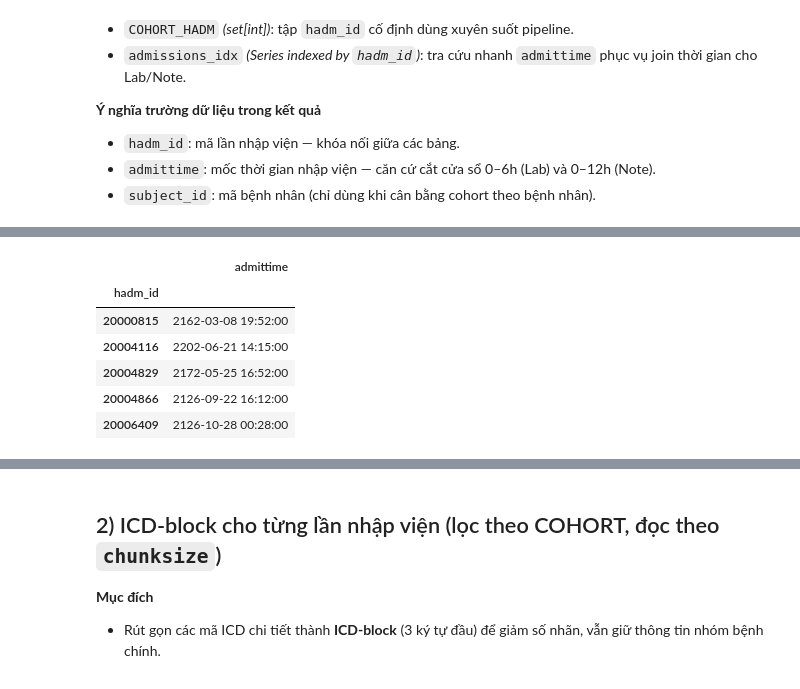
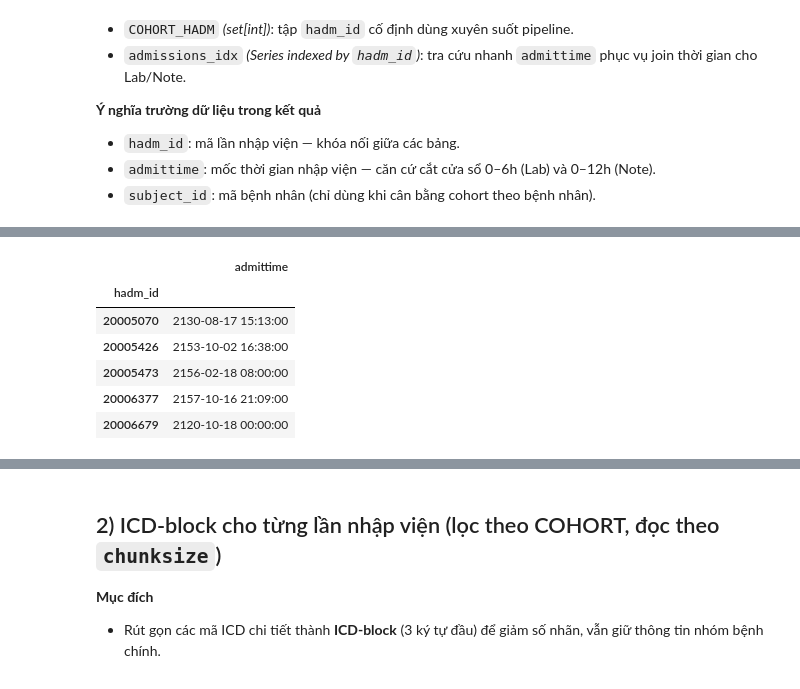
Before and after one commit to iamKhang/revita-sympdiag, a Jupyter notebook: notebooks/01_data_preprocessing_mimiciv.ipynb, the cells around one changed output, grey strips where cells are left out. Saved outputs shown, nothing was run; the diff lists cells and outputs as text; code cells hidden in the pictures.

```diff
--- a/notebooks/01_data_preprocessing_mimiciv.ipynb
+++ b/notebooks/01_data_preprocessing_mimiciv.ipynb
@@ -35,9 +35,10 @@ BALANCE_BY_SUBJECT = True
 CHUNKSIZE_DEFAULT = 500_000  # đọc file lớn theo chunk
 
 # ====== Giới hạn vocab / feature ======
-TOP_LABS = 50              # số lượng lab phổ biến (toàn kỳ)
-TOP_ICD = 50               # số lượng ICD-block phổ biến (toàn kỳ)
-TOP_PROCS = 50             # số lượng thủ thuật phổ biến (toàn kỳ)
+TOP_LABS = 20              # số lượng lab phổ biến (toàn kỳ)
+TOP_ICD = 20               # số lượng ICD-block phổ biến (toàn kỳ)
+TOP_PROCS = 20             # số lượng thủ thuật phổ biến (toàn kỳ)
+COHORT_MODE = "full"   # "note" hoặc "full"
 
 # ====== Dò đường dẫn dữ liệu ======
 CANDIDATES = [Path("data"), Path("../data"), Path("../../data")]
@@ -166,7 +167,7 @@ print("✅ Đã nạp tiện ích: read_csv_chunks, normalize_text, icd_to_block
 - `subject_id`: mã bệnh nhân (chỉ dùng khi cân bằng cohort theo bệnh nhân).
 # %%
 # ======================================================
-# BƯỚC 1 — ĐỌC ADMISSIONS & TẠO COHORT_HADM (CHỈ NHỮNG CA CÓ GHI CHÚ XUẤT VIỆN)
+# BƯỚC 1 — TẠO COHORT_HADM (THEO KIỂU NOTE HOẶC ĐỦ DỮ LIỆU)
 # ======================================================
 
 import numpy as np
@@ -174,24 +175,29 @@ import pandas as pd
 
 adm_path = HOSP_DIR / "admissions.csv.gz"
 discharge_path = NOTE_DIR / "discharge.csv.gz"
+diag_path = HOSP_DIR / "diagnoses_icd.csv.gz"
+proc_path = HOSP_DIR / "procedures_icd.csv.gz"
+lab_path  = HOSP_DIR / "labevents.csv.gz"
 
-# ------------------------------------------------------
-# Đọc danh sách admissions (toàn bộ)
-# ------------------------------------------------------
+# ------------------------------
+# Cấu hình chế độ cohort
+# ------------------------------
+print(f"🏷️  Cohort mode: {COHORT_MODE.upper()}")
+
+# ------------------------------
+# Đọc danh sách admissions
+# ------------------------------
 usecols = ["hadm_id", "subject_id", "admittime"]
 admissions = pd.read_csv(adm_path, usecols=usecols, parse_dates=["admittime"], compression="gzip")
-
-# Làm sạch dữ liệu cơ bản
 admissions = (
-    admissions
-    .dropna(subset=["hadm_id", "admittime"])
-    .drop_duplicates(subset=["hadm_id"])
+    admissions.dropna(subset=["hadm_id", "admittime"])
+              .drop_duplicates(subset=["hadm_id"])
 )
 print(f"📘 Tổng số lượt nhập viện ban đầu: {len(admissions):,}")
 
-# ------------------------------------------------------
-# Đọc ghi chú xuất viện để xác định các HADM có text
-# ------------------------------------------------------
+# ------------------------------
+# Đọc ghi chú xuất viện
+# ------------------------------
 usecols = ["hadm_id", "charttime", "text"]
 print("🔍 Đang đọc ghi chú xuất viện...")
 dis_rows = []
@@ -206,23 +212,32 @@ for chunk in read_csv_chunks(discharge_path, usecols=usecols):
 
 if dis_rows:
     discharge_df = pd.concat(dis_rows, ignore_index=True)
-    # Chọn note sớm nhất (tránh trùng ghi chú discharge)
     discharge_df = (
         discharge_df.sort_values(["hadm_id", "charttime"], ascending=[True, True])
-        .drop_duplicates(subset=["hadm_id"], keep="first")
+                    .drop_duplicates(subset=["hadm_id"], keep="first")
     )
 else:
     discharge_df = pd.DataFrame(columns=["hadm_id", "text"])
 
-# ------------------------------------------------------
-# Giữ lại cohort admissions có ghi chú xuất viện
-# ------------------------------------------------------
 HADM_WITH_NOTE = set(discharge_df["hadm_id"].astype(int))
-admissions = admissions[admissions["hadm_id"].isin(HADM_WITH_NOTE)]
 
-# ------------------------------------------------------
-# Tạo COHORT_HADM (lấy toàn bộ hoặc lấy mẫu nếu giới hạn N_HADM)
-# ------------------------------------------------------
+# ------------------------------
+# Nếu chọn mode "full" → yêu cầu đủ cả 4 thành phần
+# ------------------------------
+if COHORT_MODE == "full":
+    hadm_icd = set(pd.read_csv(diag_path, usecols=["hadm_id"], compression="gzip")["hadm_id"].dropna().astype(int))
+    hadm_proc = set(pd.read_csv(proc_path, usecols=["hadm_id"], compression="gzip")["hadm_id"].dropna().astype(int))
+    hadm_lab  = set(pd.read_csv(lab_path,  usecols=["hadm_id"], compression="gzip")["hadm_id"].dropna().astype(int))
+    HADM_WITH_FULL = HADM_WITH_NOTE & hadm_icd & hadm_proc & hadm_lab
+    admissions = admissions[admissions["hadm_id"].isin(HADM_WITH_FULL)]
+    print(f"✅ Lọc theo mode FULL: còn {len(admissions):,} lượt nhập viện có đủ 4 yếu tố")
+else:
+    admissions = admissions[admissions["hadm_id"].isin(HADM_WITH_NOTE)]
+    print(f"✅ Lọc theo mode NOTE: còn {len(admissions):,} lượt nhập viện có ghi chú xuất viện")
+
+# ------------------------------
+# Tạo COHORT_HADM (có thể giới hạn N_HADM)
+# ------------------------------
 if (N_HADM is None) or (N_HADM >= len(admissions)):
     COHORT_HADM = set(admissions["hadm_id"].astype(int))
 else:
@@ -242,16 +257,17 @@ else:
         sel = rng.choice(hadms, size=N_HADM, replace=False)
         COHORT_HADM = set(int(x) for x in sel)
 
-# ------------------------------------------------------
-# Tạo index thời gian nhập viện (để join với các bảng khác)
-# ------------------------------------------------------
+# ------------------------------
+# Index thời gian nhập viện
+# ------------------------------
 admissions_cohort = admissions[admissions["hadm_id"].isin(COHORT_HADM)].copy()
 admissions_idx = admissions_cohort.set_index("hadm_id")["admittime"].sort_index()
 
-print(f"✅ Số lượt nhập viện có ghi chú xuất viện: {len(COHORT_HADM):,}")
+print(f"✅ Số lượt nhập viện trong cohort: {len(COHORT_HADM):,}")
 display(admissions_idx.to_frame().head())
 
-print("Giải thích kết quả:")
-print("- hadm_id (index): mã lần nhập viện trong cohort (có ghi chú xuất viện).")
-print("- admittime: thời điểm nhập viện để tham chiếu các bảng khác (ICD, thủ thuật, xét nghiệm, v.v.).")
+print("Giải thích:")
+print(f"- Cohort mode = '{COHORT_MODE}': {'đủ cả 4 yếu tố' if COHORT_MODE=='full' else 'chỉ có note xuất viện'}")
+print("- hadm_id: mã lần nhập viện trong cohort.")
+print("- admittime: thời điểm nhập viện để tham chiếu các bảng khác (ICD, Proc, Lab...).")
 # %% [output]
@@ -261,7 +279,7 @@ print("- admittime: thời điểm nhập viện để tham chiếu các bảng
 |  | admittime |
 | hadm_id |  |
-| 20000815 | 2162-03-08 19:52:00 |
-| 20004116 | 2202-06-21 14:15:00 |
-| 20004829 | 2172-05-25 16:52:00 |
-| 20004866 | 2126-09-22 16:12:00 |
-| 20006409 | 2126-10-28 00:28:00 |
+| 20005070 | 2130-08-17 15:13:00 |
+| 20005426 | 2153-10-02 16:38:00 |
+| 20005473 | 2156-02-18 08:00:00 |
+| 20006377 | 2157-10-16 21:09:00 |
+| 20006679 | 2120-10-18 00:00:00 |
```
Also changed, not shown: parts of 8 cells of this notebook, 2 other files.
